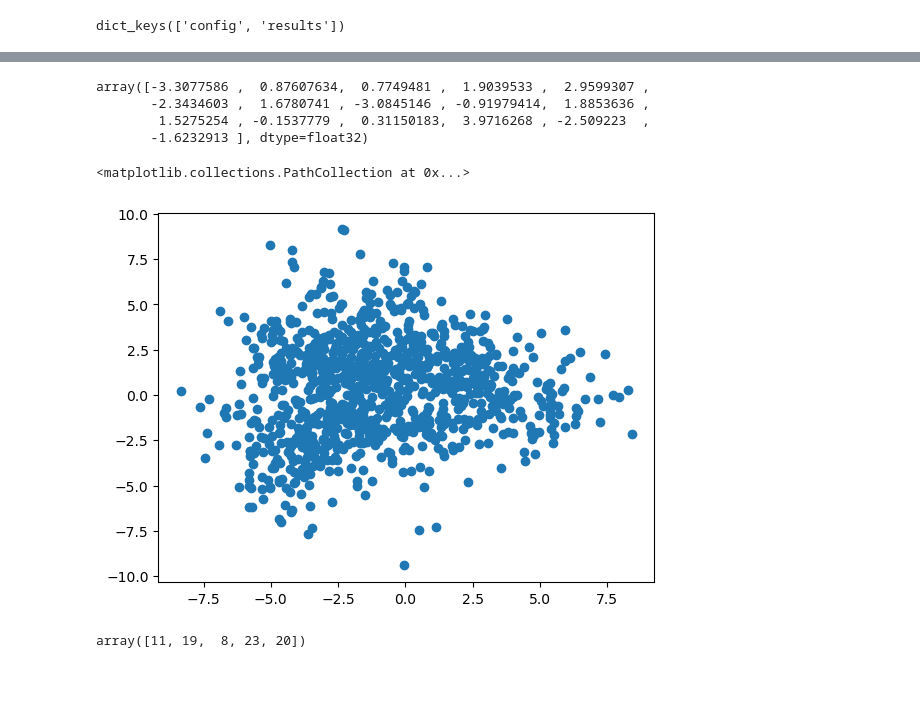
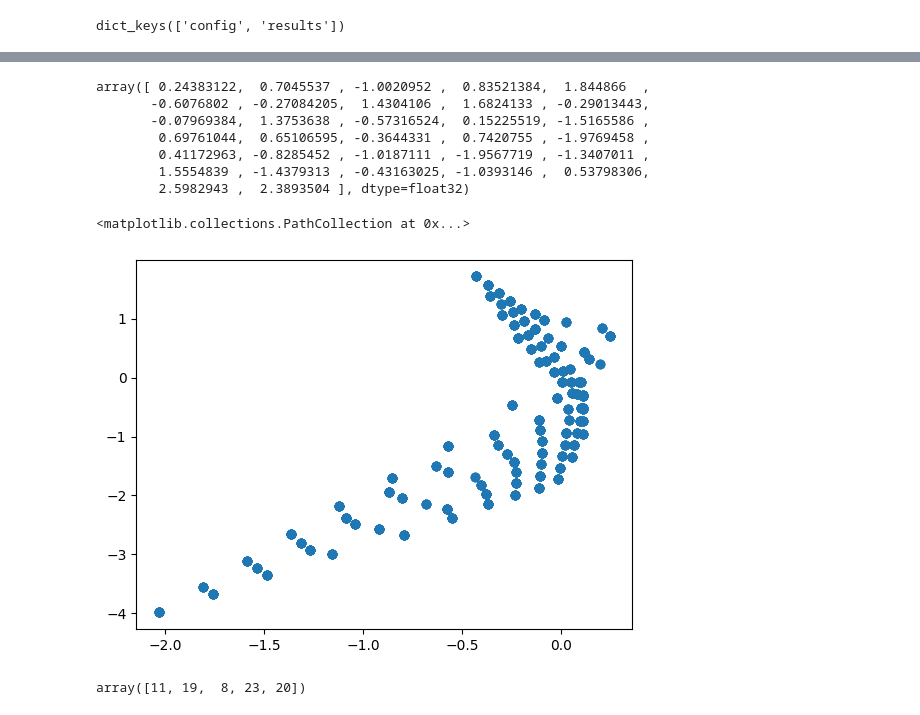
Before and after one commit to Dseg123/interp-planning, a Jupyter notebook: interp-planning-v2/visualize_results.ipynb, the cells around one changed output, grey strips where cells are left out. Drawn from its saved outputs; the diff is of its cells as text; code cells hidden in the pictures; blank space fills up the shorter version.

Commit message:
derek changes :)

```diff
--- a/interp-planning-v2/visualize_results.ipynb
+++ b/interp-planning-v2/visualize_results.ipynb
@@ -18,7 +18,7 @@ from omegaconf import OmegaConf
 import copy
 from typing import Optional, Callable, List
 # %%
-path = '/scratch/gpfs/TSILVER/de7281/interp_planning/outputs/run_2025-12-06_17-12-06_job2797624'
+path = '/Users/derekgeng/interp-planning/interp-planning-v2/out'
 # %%
 model = load_model(path + '/model.pt')
 # %% [output]
@@ -84,25 +84,28 @@ def g_encoder(state):
         emb = model['psi_net'](state_tensor).squeeze(0).numpy()
         return emb
 # %%
-s_encoder(np.array([0, 0, 0, 0, 0]))
+s_encoder(np.array([0, 0]))
 # %% [output]
-array([-3.3077586 ,  0.87607634,  0.7749481 ,  1.9039533 ,  2.9599307 ,
-       -2.3434603 ,  1.6780741 , -3.0845146 , -0.91979414,  1.8853636 ,
-        1.5275254 , -0.1537779 ,  0.31150183,  3.9716268 , -2.509223  ,
-       -1.6232913 ], dtype=float32)
+array([ 0.24383122,  0.7045537 , -1.0020952 ,  0.83521384,  1.844866  ,
+       -0.6076802 , -0.27084205,  1.4304106 ,  1.6824133 , -0.29013443,
+       -0.07969384,  1.3753638 , -0.57316524,  0.15225519, -1.5165586 ,
+        0.69761044,  0.65106595, -0.3644331 ,  0.7420755 , -1.9769458 ,
+        0.41172963, -0.8285452 , -1.0187111 , -1.9567719 , -1.3407011 ,
+        1.5554839 , -1.4379313 , -0.43163025, -1.0393146 ,  0.53798306,
+        2.5982943 ,  2.3893504 ], dtype=float32)
 # %%
 encodings = []
 for i in range(1000):
-    rand_pt = np.random.randint(0, 50, 5)
+    rand_pt = np.random.randint(0, model['config'].env.K, model['config'].env.N)
     encoding = s_encoder(rand_pt)
     encodings.append((rand_pt, encoding))
 # %%
 import matplotlib.pyplot as plt
 # %%
-plt.scatter([x[1][4] for x in encodings], [x[1][1] for x in encodings])
+plt.scatter([x[1][0] for x in encodings], [x[1][1] for x in encodings])
 # %% [output]
 <matplotlib.collections.PathCollection at 0x...>
-[figure, old version]
+[figure, new version]
 # %%
 import numpy as np
 import torch
```
Also changed, not shown: parts of 8 cells of this notebook, 5 other files.
